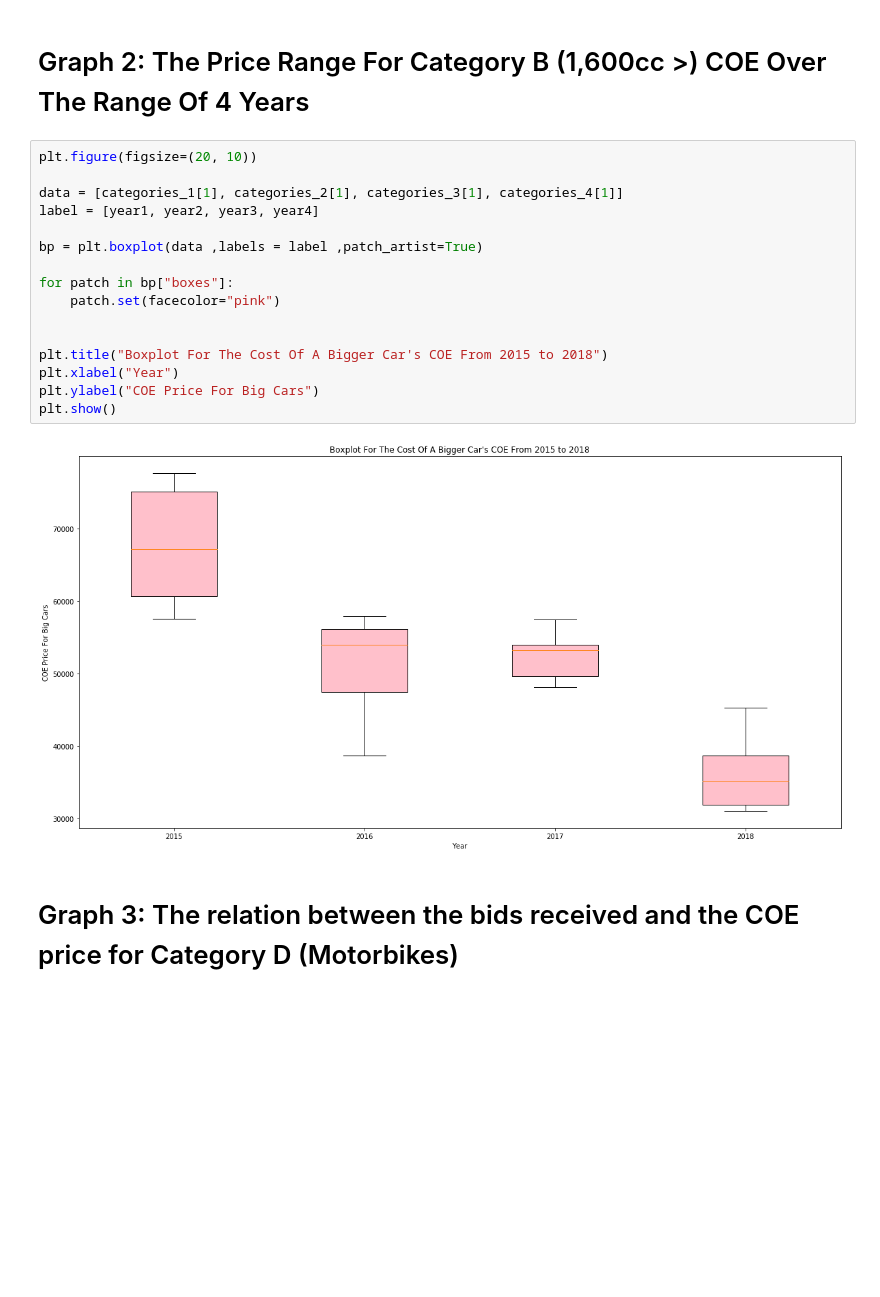
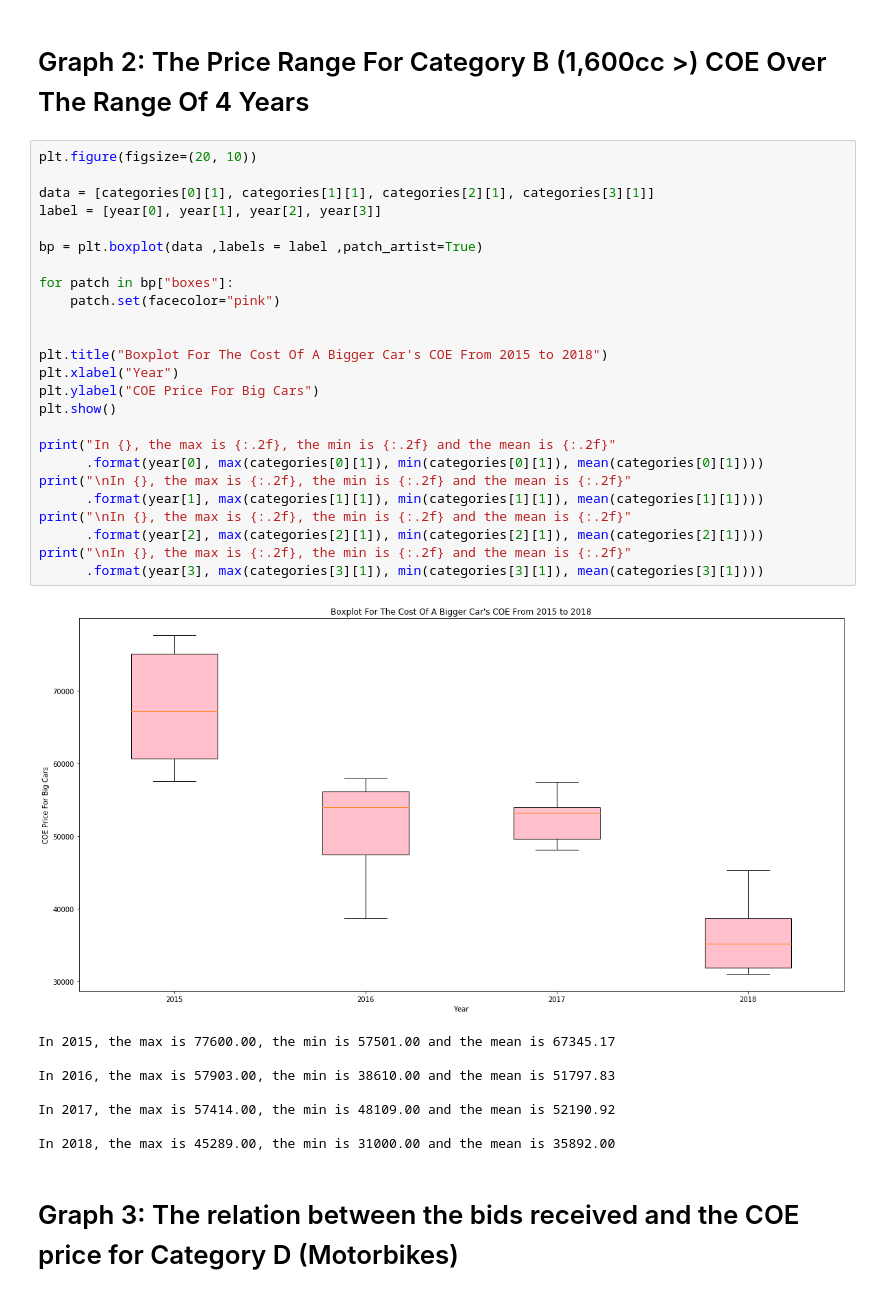
Before and after one commit to jurgen-tan-git/PDS-Assignments, a Jupyter notebook: PDS Assignment 1.ipynb, the cells around one changed output. Drawn from its saved outputs; the diff is of its cells as text; blank space fills up the shorter version.

```diff
--- a/PDS Assignment 1.ipynb
+++ b/PDS Assignment 1.ipynb
@@ -148,22 +172,38 @@ plt.show()
 # %% [markdown]
 # Graph 2: The Price Range For Category B (1,600cc >) COE Over The Range Of 4 Years
-# %%
-plt.figure(figsize=(20, 10))
-
-data = [categories_1[1], categories_2[1], categories_3[1], categories_4[1]]
-label = [year1, year2, year3, year4]
-
-bp = plt.boxplot(data ,labels = label ,patch_artist=True)
-
-for patch in bp["boxes"]:
-    patch.set(facecolor="pink")
-
-
-plt.title("Boxplot For The Cost Of A Bigger Car's COE From 2015 to 2018")
-plt.xlabel("Year")
-plt.ylabel("COE Price For Big Cars")
-plt.show()
-# %% [output]
-[figure, removed]
+# %%
+plt.figure(figsize=(20, 10))
+
+data = [categories[0][1], categories[1][1], categories[2][1], categories[3][1]]
+label = [year[0], year[1], year[2], year[3]]
+
+bp = plt.boxplot(data ,labels = label ,patch_artist=True)
+
+for patch in bp["boxes"]:
+    patch.set(facecolor="pink")
+
+
+plt.title("Boxplot For The Cost Of A Bigger Car's COE From 2015 to 2018")
+plt.xlabel("Year")
+plt.ylabel("COE Price For Big Cars")
+plt.show()
+
+print("In {}, the max is {:.2f}, the min is {:.2f} and the mean is {:.2f}"
+      .format(year[0], max(categories[0][1]), min(categories[0][1]), mean(categories[0][1])))
+print("\nIn {}, the max is {:.2f}, the min is {:.2f} and the mean is {:.2f}"
+      .format(year[1], max(categories[1][1]), min(categories[1][1]), mean(categories[1][1])))
+print("\nIn {}, the max is {:.2f}, the min is {:.2f} and the mean is {:.2f}"
+      .format(year[2], max(categories[2][1]), min(categories[2][1]), mean(categories[2][1])))
+print("\nIn {}, the max is {:.2f}, the min is {:.2f} and the mean is {:.2f}"
+      .format(year[3], max(categories[3][1]), min(categories[3][1]), mean(categories[3][1])))
+# %% [output]
+[figure, added]
+In 2015, the max is 77600.00, the min is 57501.00 and the mean is 67345.17
+
+In 2016, the max is 57903.00, the min is 38610.00 and the mean is 51797.83
+
+In 2017, the max is 57414.00, the min is 48109.00 and the mean is 52190.92
+
+In 2018, the max is 45289.00, the min is 31000.00 and the mean is 35892.00
 # %% [markdown]
 # Graph 3: The relation between the bids received and the COE price for Category D (Motorbikes)
```
Also changed, not shown: parts of 8 cells of this notebook.
